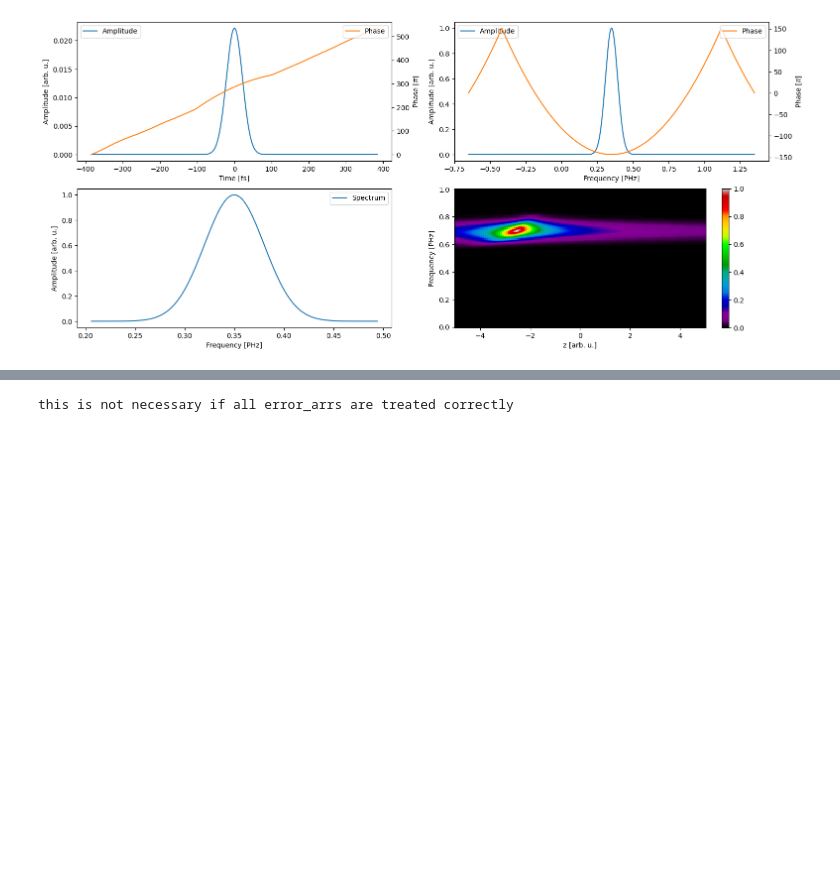
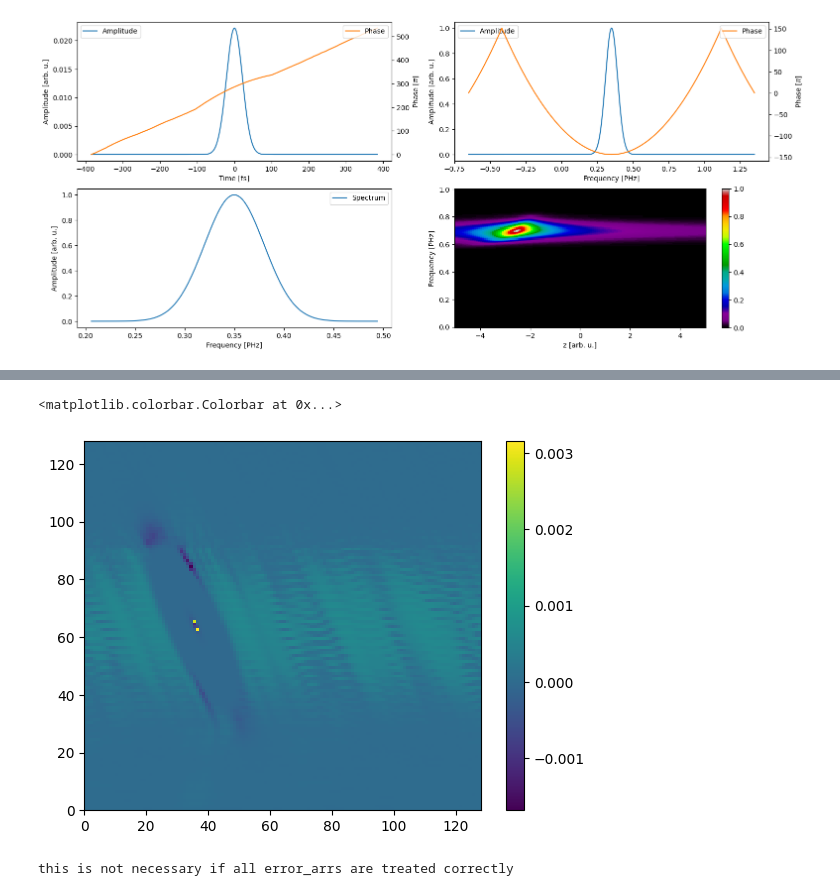
Before and after one commit to matillda123/Pulse-Retrieval-with-Jax, a Jupyter notebook: _usage_example.ipynb, the cells around one changed output, grey strips where cells are left out. Saved outputs shown, nothing was run; the diff lists cells and outputs as text; code cells hidden in the pictures; blank space fills up the shorter version.

```diff
--- a/_usage_example.ipynb
+++ b/_usage_example.ipynb
@@ -139,3 +139,26 @@ this is not necessary if all error_arrs are treated correctly
+# %%
+from utilities import MyNamespace, do_fft, calculate_trace, calculate_mu
+descent_state, measurement_info, descent_info = copra.descent_state, copra.measurement_info, copra.descent_info
+
+signal_t = copra.generate_signal_t(descent_state, measurement_info, descent_info)
+
+
+r_err=[]
+for i in range(50):
+    signal_t = copra.calculate_S_prime_global(signal_t, measurement_info, descent_info)
+    signal_f = do_fft(signal_t, measurement_info.sk, measurement_info.rn)
+    trace = calculate_trace(signal_f)
+    error=jax.vmap(copra.calculate_r_error, in_axes=(0,None))(trace, measurement_info.measured_trace)
+    r_err.append(error)
+
+    signal_t = MyNamespace(signal_t=signal_t)
+# %%
+mu=calculate_mu(trace[0], measurement_info.measured_trace)
+plt.pcolormesh((mu*trace - measurement_info.measured_trace)[0])
+plt.colorbar()
+# %% [output]
+<matplotlib.colorbar.Colorbar at 0x...>
+[figure, added]
 # %%
 from classic_algorithms_dscan import Basic, GeneralizedProjection, TimeDomainPtychography, COPRA
 # %%
```
Also changed, not shown: parts of 2 cells of this notebook, 3 other files.
